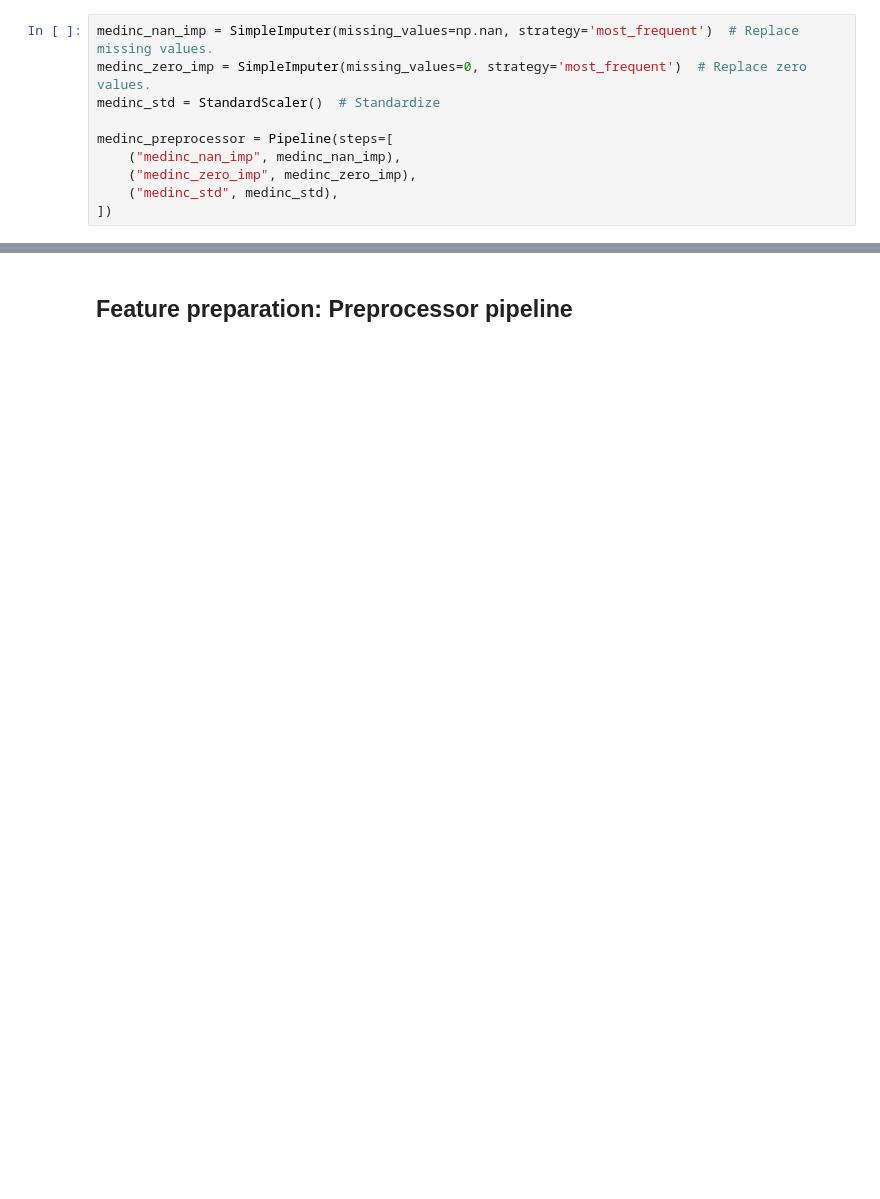
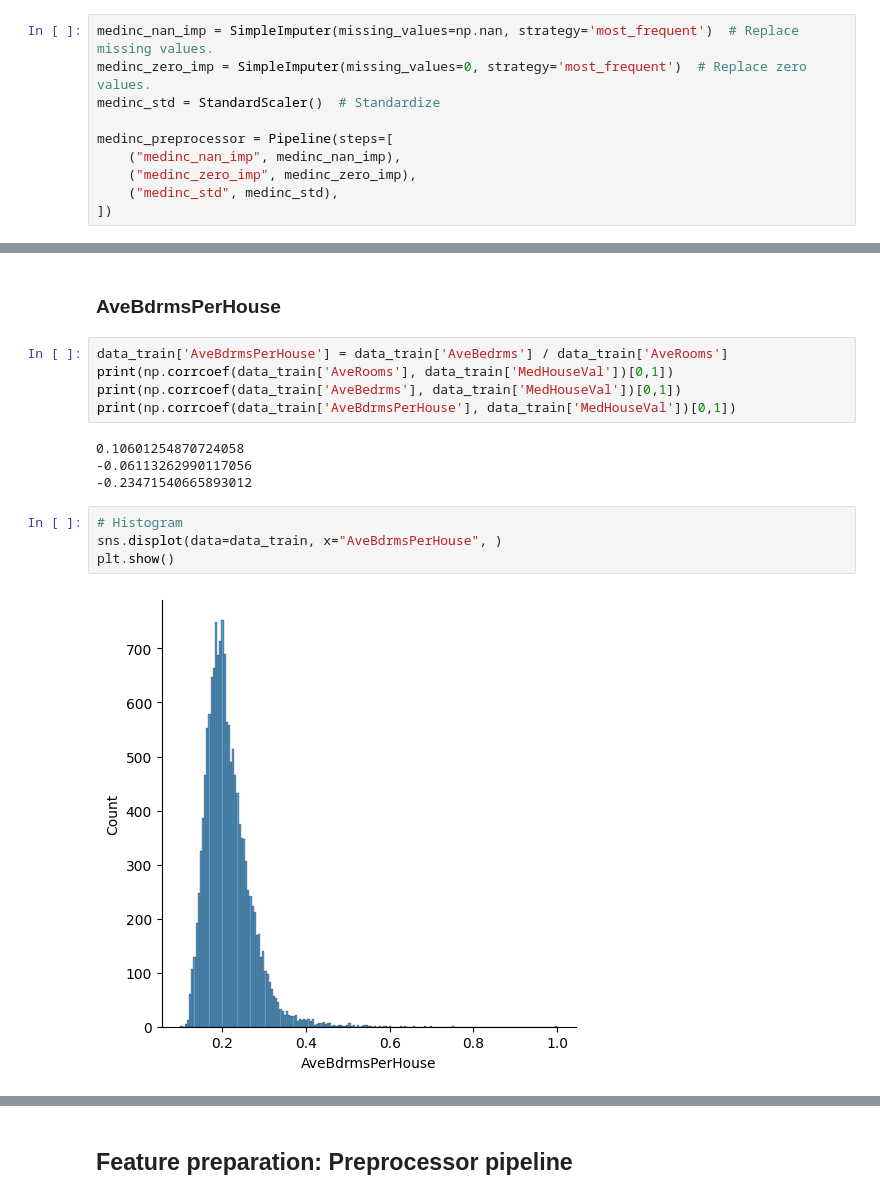
Before and after one commit to mcreutz/playground, a Jupyter notebook: data_analytics/sample_datasets/california_housing.ipynb, the cells around one changed output, grey strips where cells are left out. Cells and saved outputs as stored; diff of their text form; blank space fills up the shorter version.

```diff
--- a/data_analytics/sample_datasets/california_housing.ipynb
+++ b/data_analytics/sample_datasets/california_housing.ipynb
@@ -145,0 +165,17 @@ medinc_preprocessor = Pipeline(steps=[
+# %% [markdown]
+### AveBdrmsPerHouse
+# %%
+data_train['AveBdrmsPerHouse'] = data_train['AveBedrms'] / data_train['AveRooms']
+print(np.corrcoef(data_train['AveRooms'], data_train['MedHouseVal'])[0,1])
+print(np.corrcoef(data_train['AveBedrms'], data_train['MedHouseVal'])[0,1])
+print(np.corrcoef(data_train['AveBdrmsPerHouse'], data_train['MedHouseVal'])[0,1])
+# %% [output]
+0.10601254870724058
+-0.06113262990117056
+-0.23471540665893012
+# %%
+# Histogram
+sns.displot(data=data_train, x="AveBdrmsPerHouse", )
+plt.show()
+# %% [output]
+[figure, added]
```
Also changed, not shown: parts of 22 cells of this notebook.
